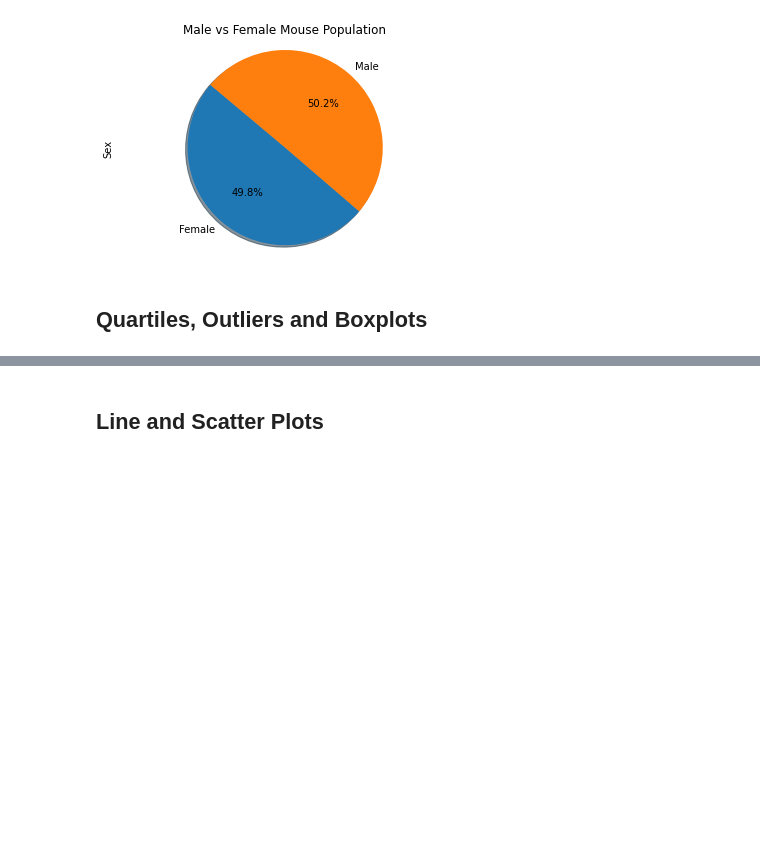
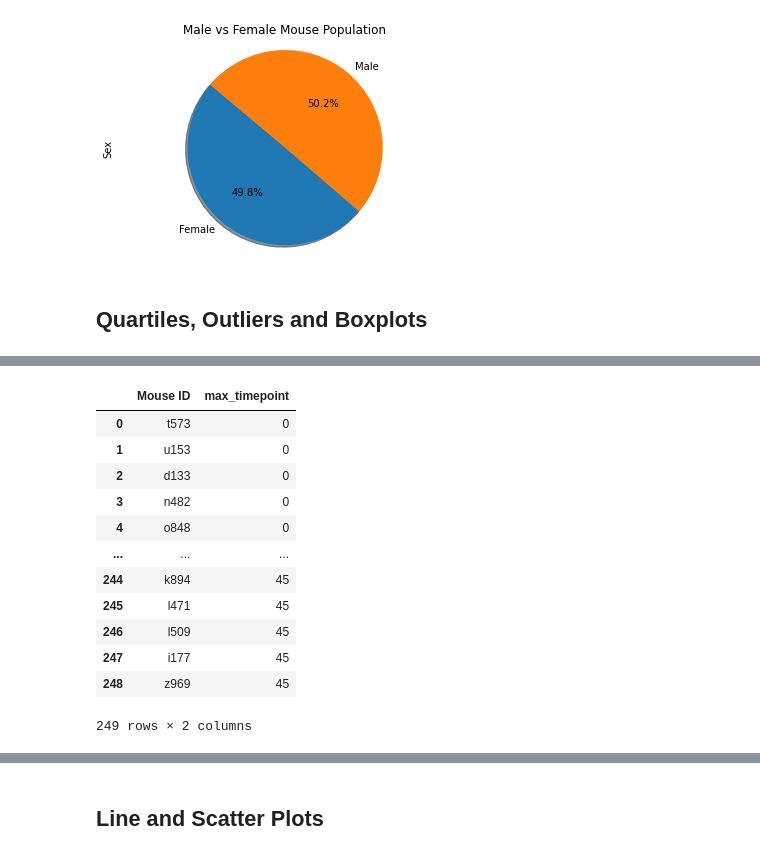
Before and after one commit to Brack1345/matplotlib_challenge, a Jupyter notebook: pymaceuticals_starter.ipynb, the cells around one changed output, grey strips where cells are left out. Drawn from its saved outputs; the diff is of its cells as text; code cells hidden in the pictures; blank space fills up the shorter version.

```diff
--- a/pymaceuticals_starter.ipynb
+++ b/pymaceuticals_starter.ipynb
@@ -244 +258,19 @@ plt.show()
+# %%
+# Start by getting the last (greatest) timepoint for each mouse
+max_timepoint_df = pd.DataFrame(merged_df.groupby('Mouse ID')['Timepoint'].max().sort_values()).reset_index().rename(columns={'Timepoint': 'max_timepoint'})
+max_timepoint_df
+# %% [output]
+|  | Mouse ID | max_timepoint |
+| 0 | t573 | 0 |
+| 1 | u153 | 0 |
+| 2 | d133 | 0 |
+| 3 | n482 | 0 |
+| 4 | o848 | 0 |
+| ... | ... | ... |
+| 244 | k894 | 45 |
+| 245 | l471 | 45 |
+| 246 | l509 | 45 |
+| 247 | i177 | 45 |
+| 248 | z969 | 45 |
+249 rows × 2 columns
 # %%
```
Also changed, not shown: parts of 4 cells of this notebook.
